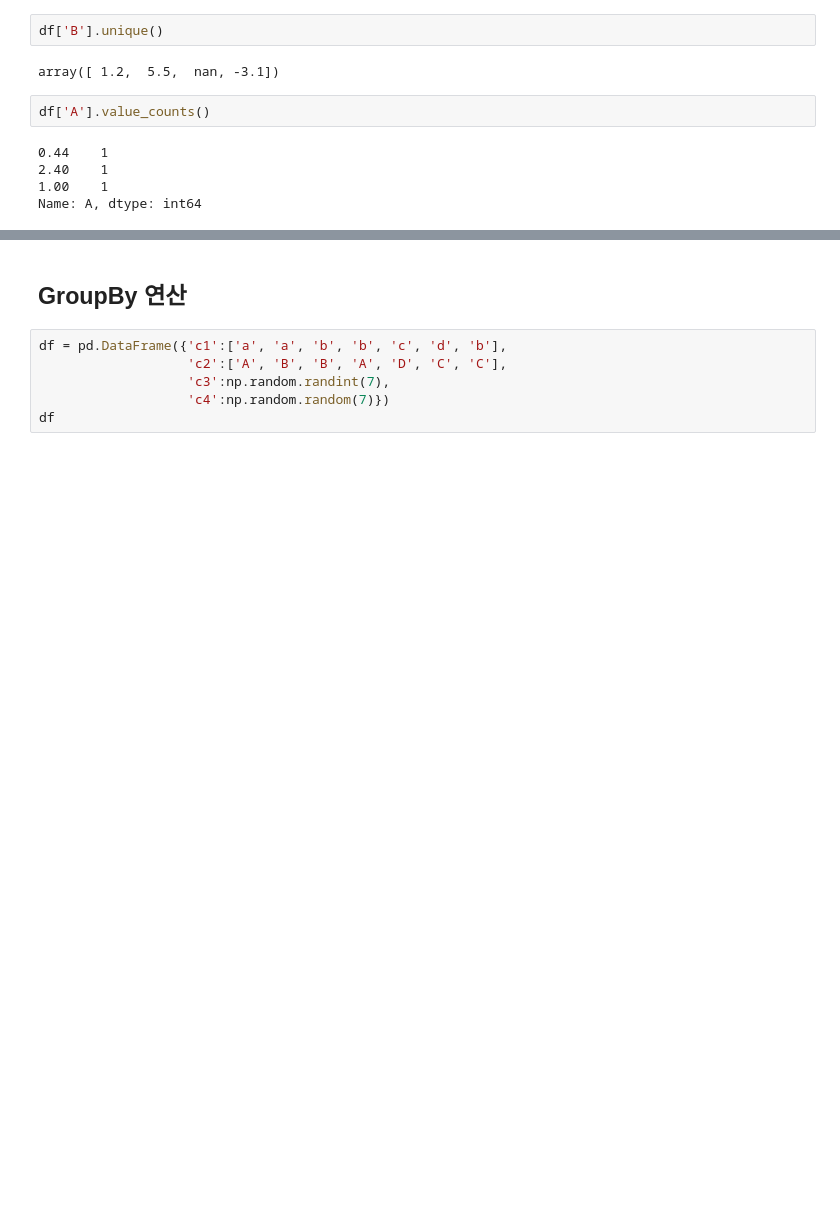
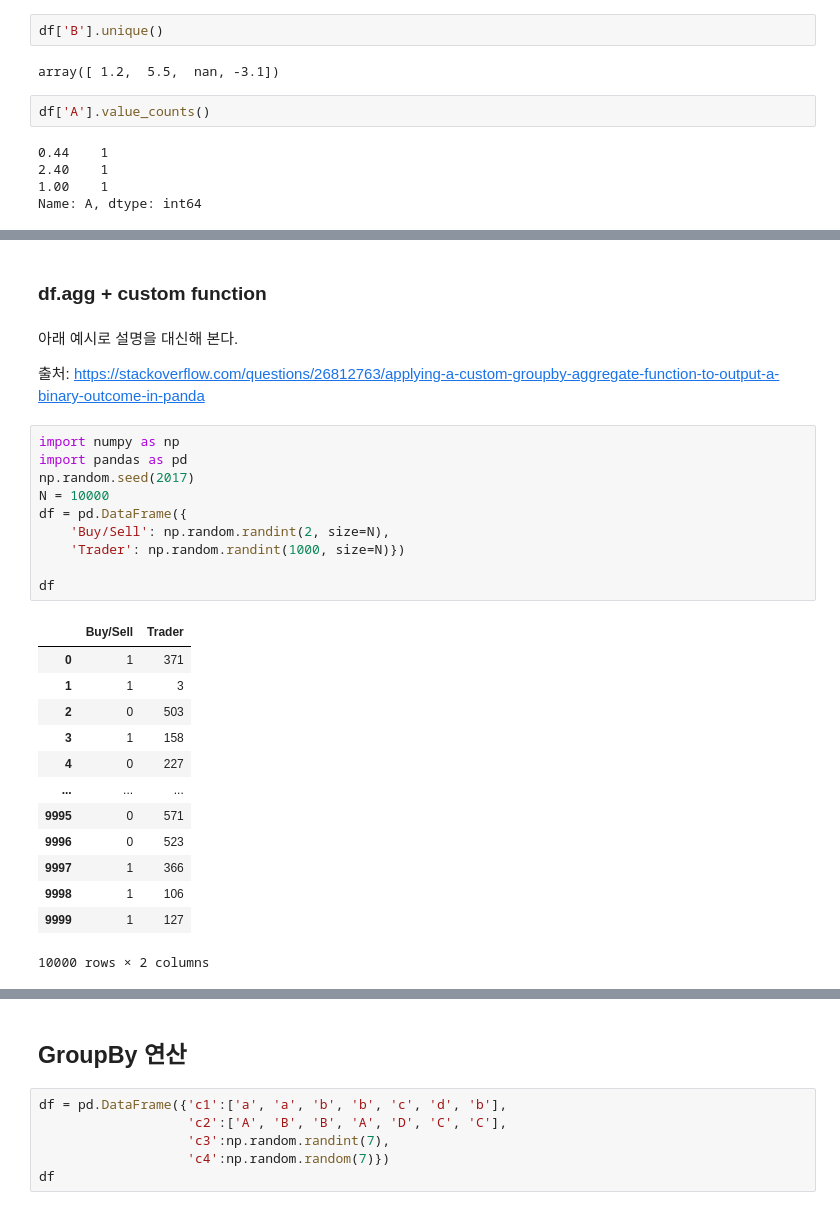
Before and after one commit to SeWonKwon/Pandas-Numpy, a Jupyter notebook: A13_Pandas Groupby, Aggregation, Pivot, Category.ipynb, the cells around one changed output, grey strips where cells are left out. Saved outputs shown, nothing was run; the diff lists cells and outputs as text; blank space fills up the shorter version.

```diff
--- a/A13_Pandas Groupby, Aggregation, Pivot, Category.ipynb
+++ b/A13_Pandas Groupby, Aggregation, Pivot, Category.ipynb
@@ -226,0 +257,30 @@ Name: A, dtype: int64
+# %% [markdown]
+### df.agg + custom function
+# %% [markdown]
+아래 예시로 설명을 대신해 본다.
+
+출처: https://stackoverflow.com/questions/26812763/applying-a-custom-groupby-aggregate-function-to-output-a-binary-outcome-in-panda
+# %%
+import numpy as np
+import pandas as pd
+np.random.seed(2017)
+N = 10000
+df = pd.DataFrame({
+    'Buy/Sell': np.random.randint(2, size=N),
+    'Trader': np.random.randint(1000, size=N)})
+
+df
+# %% [output]
+|  | Buy/Sell | Trader |
+| 0 | 1 | 371 |
+| 1 | 1 | 3 |
+| 2 | 0 | 503 |
+| 3 | 1 | 158 |
+| 4 | 0 | 227 |
+| ... | ... | ... |
+| 9995 | 0 | 571 |
+| 9996 | 0 | 523 |
+| 9997 | 1 | 366 |
+| 9998 | 1 | 106 |
+| 9999 | 1 | 127 |
+10000 rows × 2 columns
```
Also changed, not shown: parts of 36 cells of this notebook, 3 other files.
